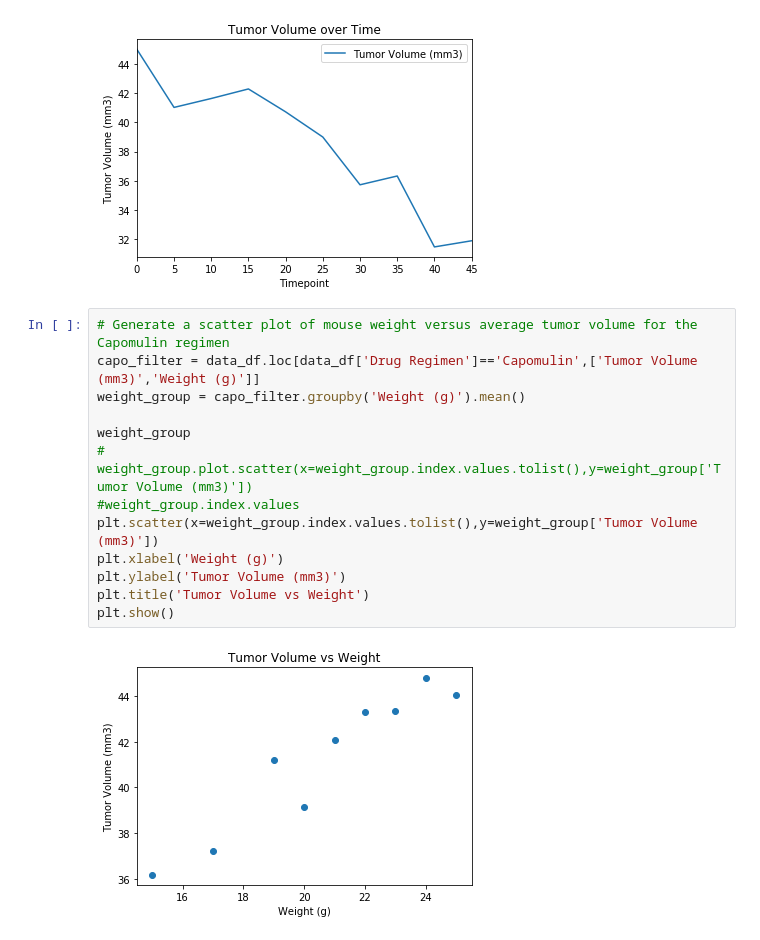
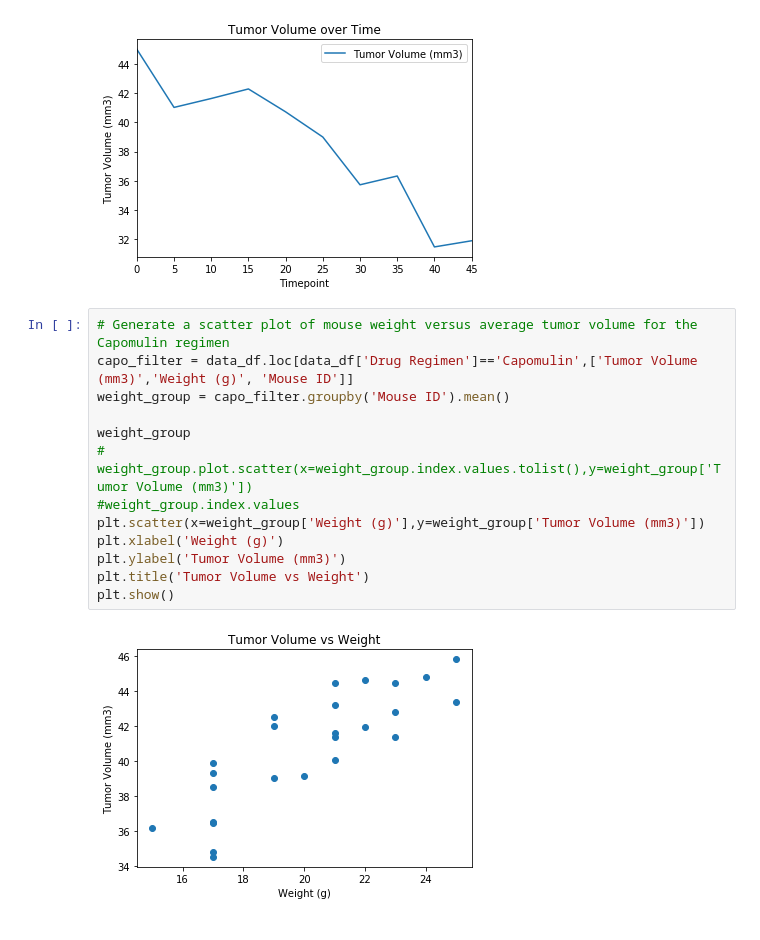
Before and after one commit to eogodo/matplotlib, a Jupyter notebook: Pymaceuticals/pymaceuticals_starter.ipynb, the cells around one changed output. Cells and saved outputs as stored; diff of their text form.

```diff
--- a/Pymaceuticals/pymaceuticals_starter.ipynb
+++ b/Pymaceuticals/pymaceuticals_starter.ipynb
@@ -210,18 +210,18 @@ plt.show()
 [figure]
 # %%
 # Generate a scatter plot of mouse weight versus average tumor volume for the Capomulin regimen
-capo_filter = data_df.loc[data_df['Drug Regimen']=='Capomulin',['Tumor Volume (mm3)','Weight (g)']]
-weight_group = capo_filter.groupby('Weight (g)').mean()
+capo_filter = data_df.loc[data_df['Drug Regimen']=='Capomulin',['Tumor Volume (mm3)','Weight (g)', 'Mouse ID']]
+weight_group = capo_filter.groupby('Mouse ID').mean()
 
 weight_group
 # weight_group.plot.scatter(x=weight_group.index.values.tolist(),y=weight_group['Tumor Volume (mm3)'])
 #weight_group.index.values
-plt.scatter(x=weight_group.index.values.tolist(),y=weight_group['Tumor Volume (mm3)'])
+plt.scatter(x=weight_group['Weight (g)'],y=weight_group['Tumor Volume (mm3)'])
 plt.xlabel('Weight (g)')
 plt.ylabel('Tumor Volume (mm3)')
 plt.title('Tumor Volume vs Weight')
 plt.show()
 # %% [output]
-[figure, old version]
+[figure, new version]
 # %%
 # Calculate the correlation coefficient and linear regression model for mouse weight and average tumor volume for the Capomulin regimen
```
Also changed, not shown: parts of 1 cell of this notebook.
